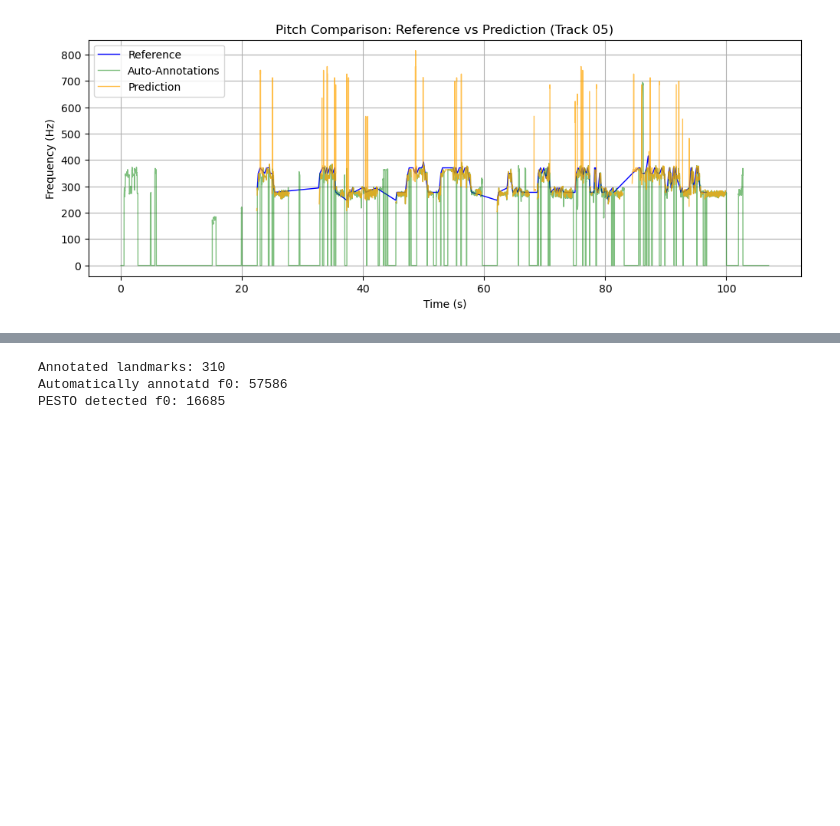
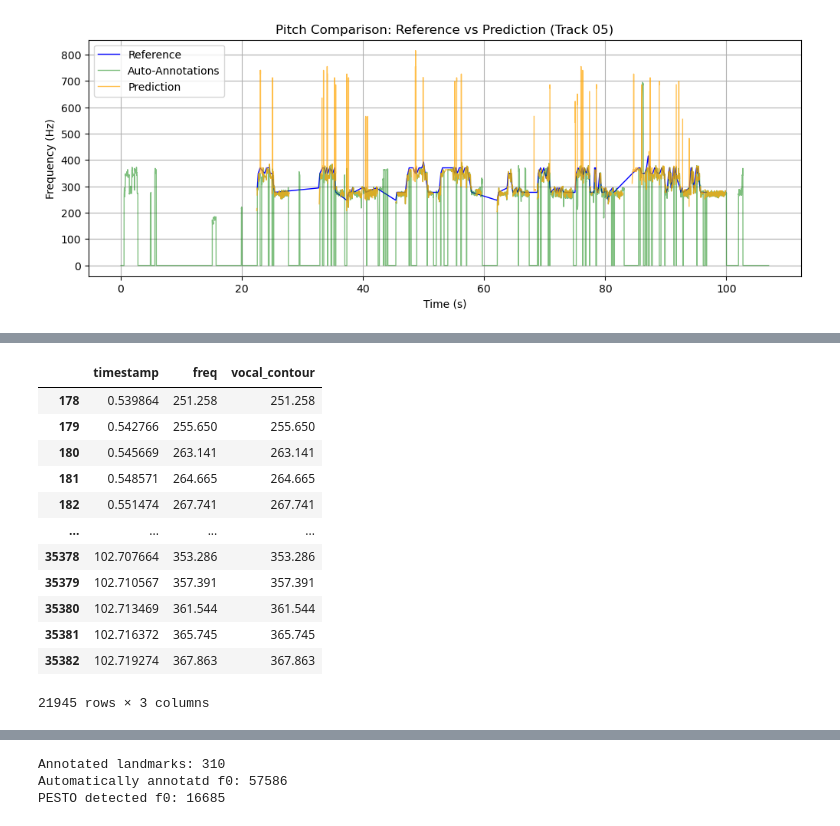
Before and after one commit to martiinsssssss/flamenco-mir, a Jupyter notebook: f0est/tests.ipynb, the cells around one changed output, grey strips where cells are left out. Cells and saved outputs as stored; diff of their text form; code cells hidden in the pictures; blank space fills up the shorter version.

```diff
--- a/f0est/tests.ipynb
+++ b/f0est/tests.ipynb
@@ -108,0 +186,58 @@ plt.show()
+# %%
+import numpy as np
+from scipy.ndimage import gaussian_filter1d
+
+def filter_vocal_contour(pitch_contour, bark_energies):
+    """
+    Filters pitch contour to retain only vocal segments.
+    pitch_contour: 1D array of f0 values (Hz)
+    bark_energies: 2D array (frames x 12 bark bands)
+    """
+    # Identify melody vs non-melody frames (voiced initial guess)
+    voiced_idx = pitch_contour > 0
+    unvoiced_idx = pitch_contour <= 0
+
+    # Fit Gaussian distributions to Bark energy features [cite: 128, 129]
+    mu_vocal = np.mean(bark_energies[voiced_idx], axis=0)
+    cov_vocal = np.cov(bark_energies[voiced_idx], rowvar=False)
+
+    # Simple likelihood-based classification [cite: 131, 132]
+    # (Simplified: in practice, use scipy.stats.multivariate_normal)
+    vocal_mask = (pitch_contour > 0)
+
+    # Apply a 1-second binary moving average to smooth the prediction [cite: 132]
+    smoothed_mask = gaussian_filter1d(vocal_mask.astype(float), sigma=50) > 0.5
+
+    # Eliminate contours entirely outside vocal regions [cite: 134]
+    filtered_contour = pitch_contour.copy()
+    filtered_contour[~smoothed_mask] = 0
+    return filtered_contour
+# %%
+import numpy as np
+import pandas as pd
+
+f0_contour = pd.read_csv(paired_data['05']['autogt'], names = ['timestamp', 'freq'])
+
+bark_bands = pd.read_csv("../data/cante2midi_bakbands/05_Antonio Mairena_Verguenza.barkbands.csv",
+                         sep=" ",
+                         names= [0.0, 50.0, 100.0, 150.0, 200.0, 300.0, 400.0, 510.0, 630.0, 770.0, 920.0, 1080.0, 1270.0, 1480.0, 1720.0, 2000.0, 2320.0, 2700.0, 3150.0, 3700.0, 4400.0, 5300.0, 6400.0, 7700.0, 9500.0, 12000.0, 15500.0, 20500.0, 27000.0])
+
+vocal_contour = filter_vocal_contour(f0_contour['freq'], bark_energies=bark_bands[bark_bands.columns[:12]])
+# %%
+f0_contour['vocal_contour'] = vocal_contour
+# %%
+f0_contour[f0_contour['vocal_contour']!=0]
+# %% [output]
+|  | timestamp | freq | vocal_contour |
+| 178 | 0.539864 | 251.258 | 251.258 |
+| 179 | 0.542766 | 255.650 | 255.650 |
+| 180 | 0.545669 | 263.141 | 263.141 |
+| 181 | 0.548571 | 264.665 | 264.665 |
+| 182 | 0.551474 | 267.741 | 267.741 |
+| ... | ... | ... | ... |
+| 35378 | 102.707664 | 353.286 | 353.286 |
+| 35379 | 102.710567 | 357.391 | 357.391 |
+| 35380 | 102.713469 | 361.544 | 361.544 |
+| 35381 | 102.716372 | 365.745 | 365.745 |
+| 35382 | 102.719274 | 367.863 | 367.863 |
+21945 rows × 3 columns
```
Also changed, not shown: parts of 16 cells of this notebook.
